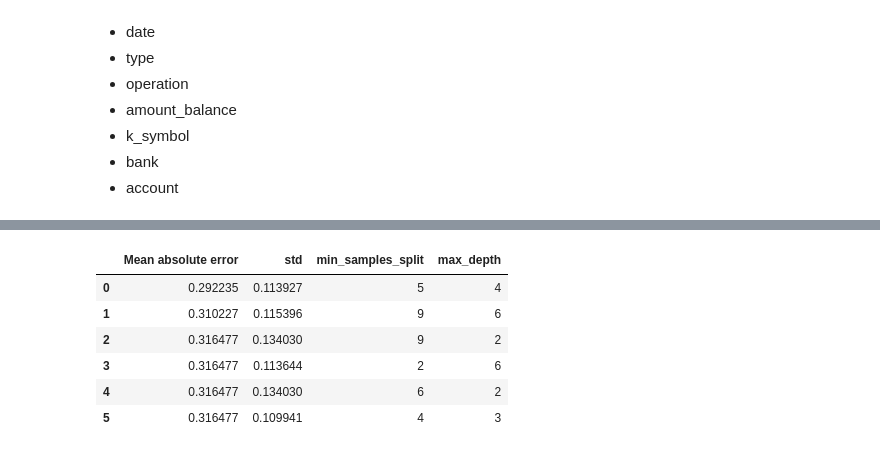
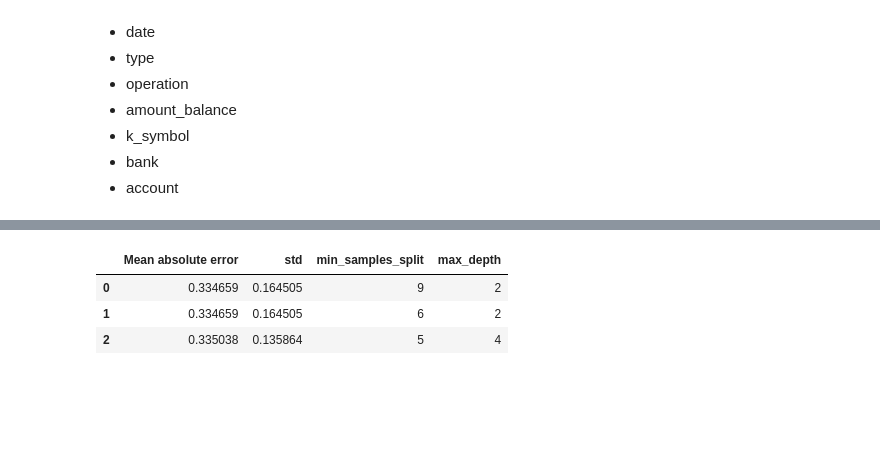
Before and after one commit to RicardoBoia2017/FEUP_ECAC, a Jupyter notebook: Project.ipynb, the cells around one changed output, grey strips where cells are left out. Cells and saved outputs as stored; diff of their text form; code cells hidden in the pictures; blank space fills up the shorter version.

```diff
--- a/Project.ipynb
+++ b/Project.ipynb
@@ -105,0 +92,23 @@ loans
+# %%
+from sklearn.preprocessing import LabelEncoder
+
+df = loans.copy()
+for f in df.columns:
+    if df[f].dtype=='object':
+        lbl = LabelEncoder()
+        lbl.fit(list(df[f].values))
+        df[f] = lbl.transform(list(df[f].values))
+
+X= df.drop(columns='status')
+y = df['status'].copy()
+
+df_test = loans_test.copy()
+
+for f in df_test.columns:
+    if df_test[f].dtype=='object':
+        lbl = LabelEncoder()
+        lbl.fit(list(df_test[f].values))
+        df_test[f] = lbl.transform(list(df_test[f].values))
+
+X_test = df_test.drop(columns='status')
+y_test = df_test['status'].copy()
@@ -143,17 +182,16 @@ def find_best_params_kfold(model, X, y, param_grid, n_iter=10, n_splits=3):
 # %%
+from sklearn.tree import DecisionTreeClassifier
+
 max_depth = range(2, 30, 1)
 min_samples_split = range(1, 10, 1)
 
 param_grid = dict(max_depth=max_depth, min_samples_split=min_samples_split)
 
-find_best_params_kfold(tree.DecisionTreeClassifier(random_state=0), X_train, y_train, param_grid,
+find_best_params_kfold(DecisionTreeClassifier(random_state=0), X, y, param_grid,
                        n_iter=50, n_splits=10)
 # %% [output]
 |  | Mean absolute error | std | min_samples_split | max_depth |
-| 0 | 0.292235 | 0.113927 | 5 | 4 |
-| 1 | 0.310227 | 0.115396 | 9 | 6 |
-| 2 | 0.316477 | 0.134030 | 9 | 2 |
-| 3 | 0.316477 | 0.113644 | 2 | 6 |
-| 4 | 0.316477 | 0.134030 | 6 | 2 |
-| 5 | 0.316477 | 0.109941 | 4 | 3 |
+| 0 | 0.334659 | 0.164505 | 9 | 2 |
+| 1 | 0.334659 | 0.164505 | 6 | 2 |
+| 2 | 0.335038 | 0.135864 | 5 | 4 |
 # %%
```
Also changed, not shown: parts of 19 cells of this notebook.
